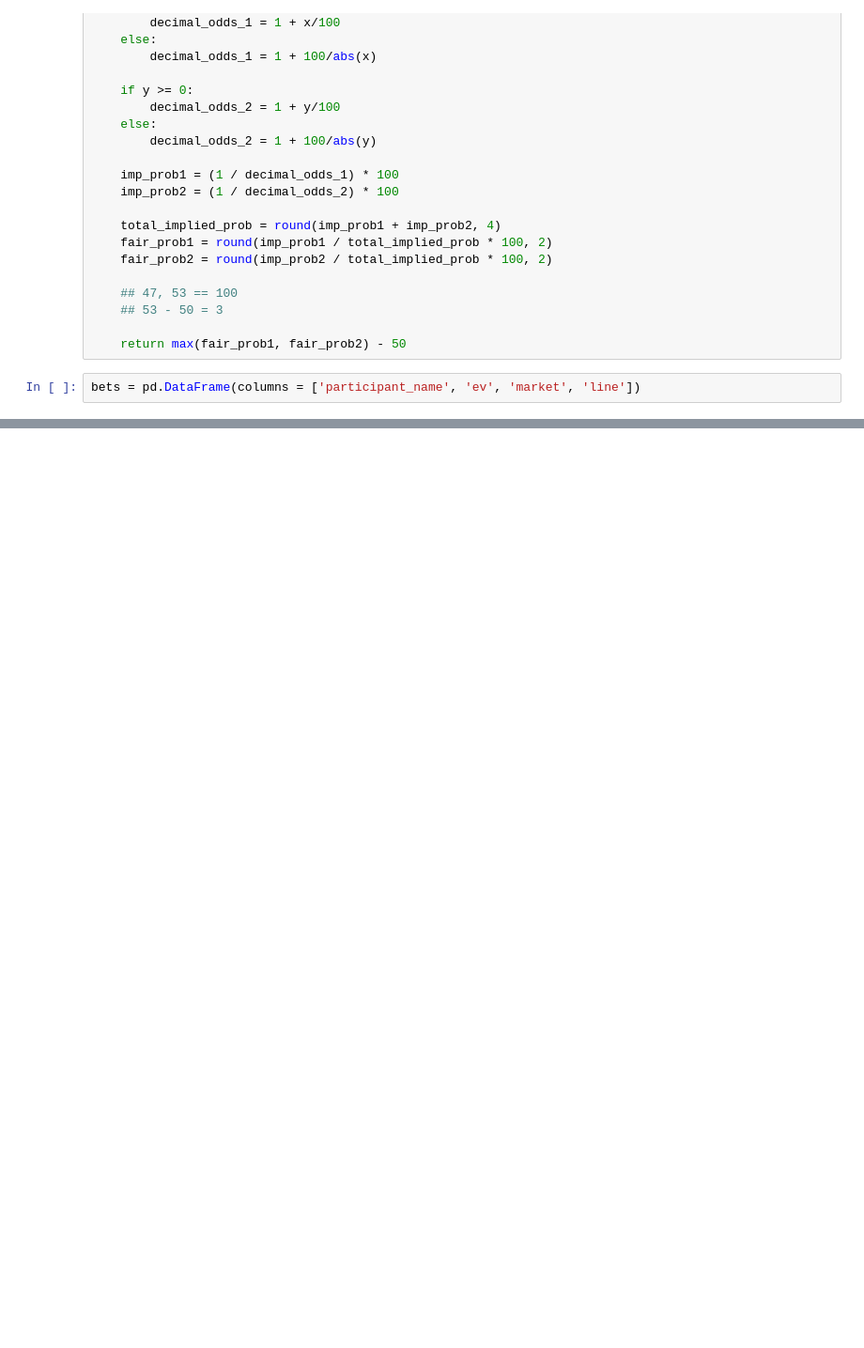
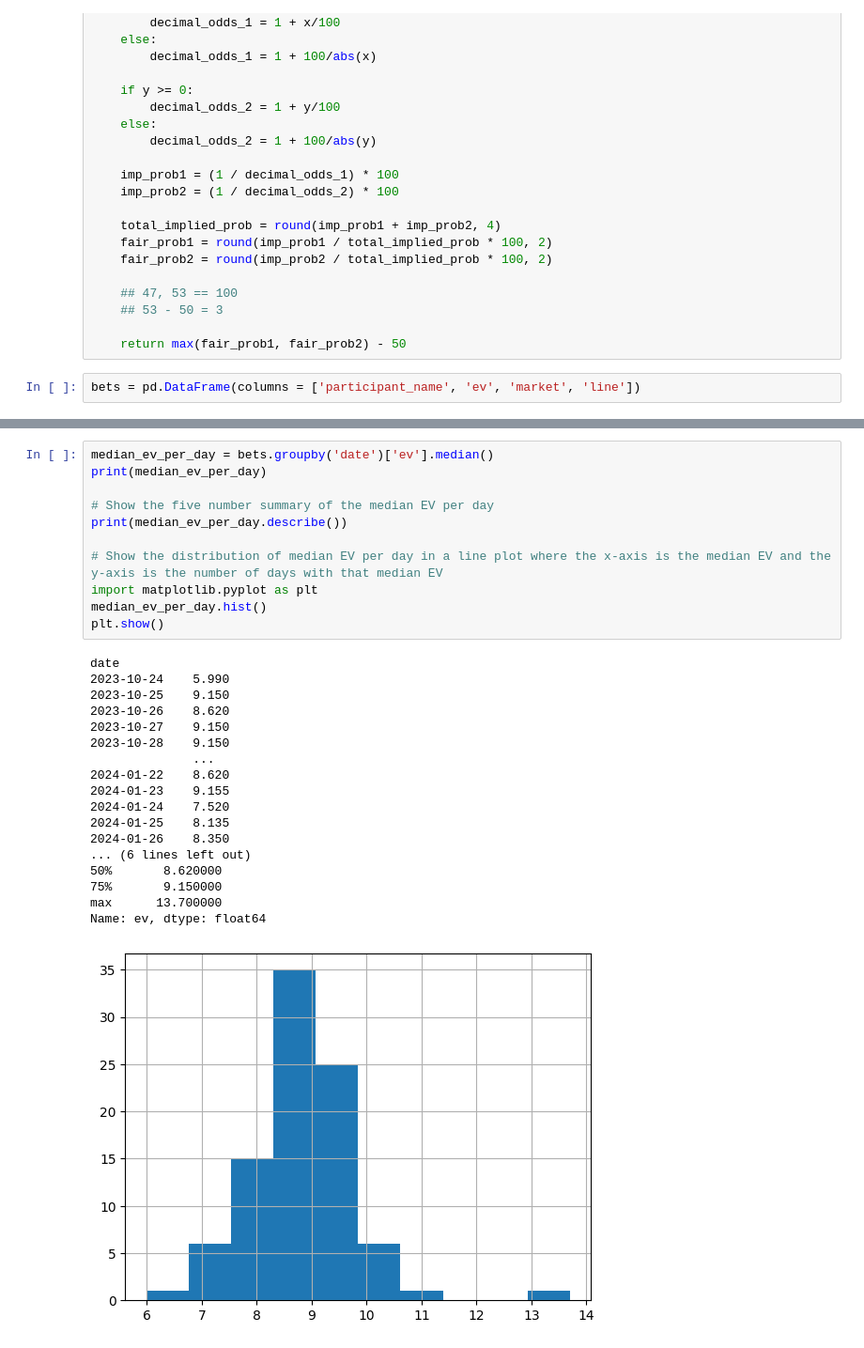
Before and after one commit to 24parida/PositiveEV, a Jupyter notebook: backtest_nba.ipynb, the cells around one changed output, grey strips where cells are left out. Shown at 94% size. Cells and saved outputs as stored; diff of their text form; blank space fills up the shorter version.

```diff
--- a/backtest_nba.ipynb
+++ b/backtest_nba.ipynb
@@ -221,0 +245,30 @@ print(bets.head(10))
+# %%
+median_ev_per_day = bets.groupby('date')['ev'].median()
+print(median_ev_per_day)
+
+# Show the five number summary of the median EV per day
+print(median_ev_per_day.describe())
+
+# Show the distribution of median EV per day in a line plot where the x-axis is the median EV and the y-axis is the number of days with that median EV
+import matplotlib.pyplot as plt
+median_ev_per_day.hist()
+plt.show()
+# %% [output]
+date
+2023-10-24    5.990
+2023-10-25    9.150
+2023-10-26    8.620
+2023-10-27    9.150
+2023-10-28    9.150
+              ...
+2024-01-22    8.620
+2024-01-23    9.155
+2024-01-24    7.520
+2024-01-25    8.135
+2024-01-26    8.350
+... (6 lines left out)
+50%       8.620000
+75%       9.150000
+max      13.700000
+Name: ev, dtype: float64
+[figure, added]
```
Also changed, not shown: parts of 4 cells of this notebook, 1 other file.
